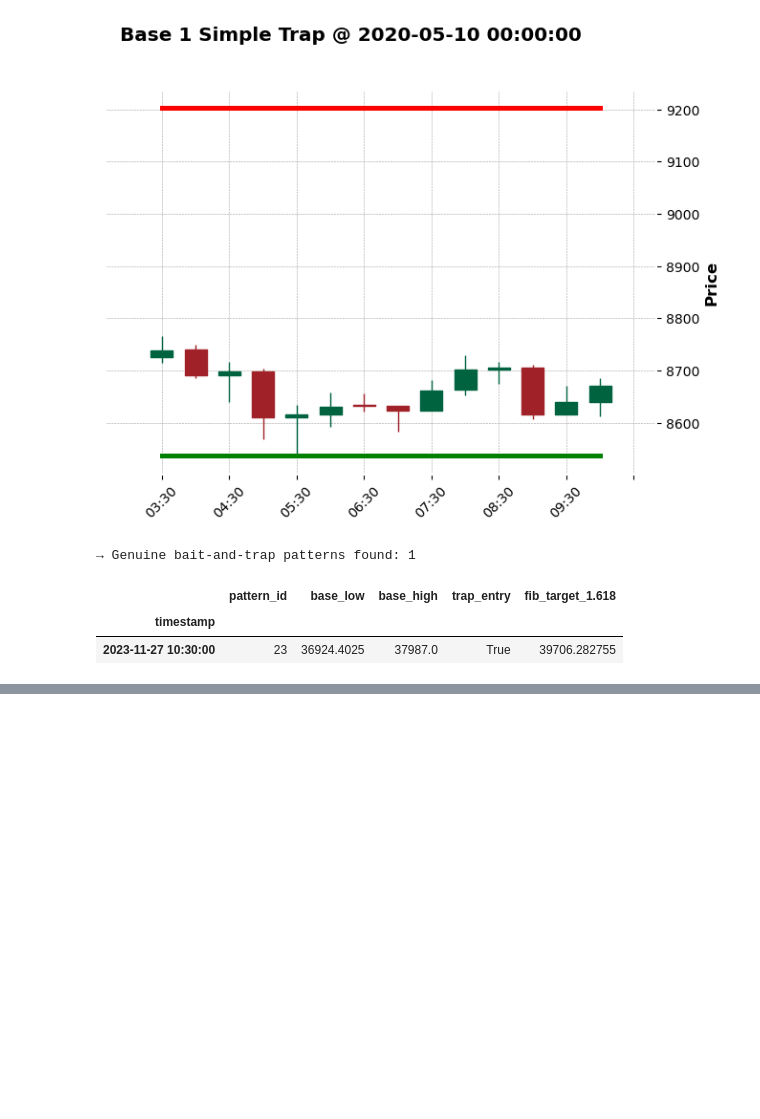
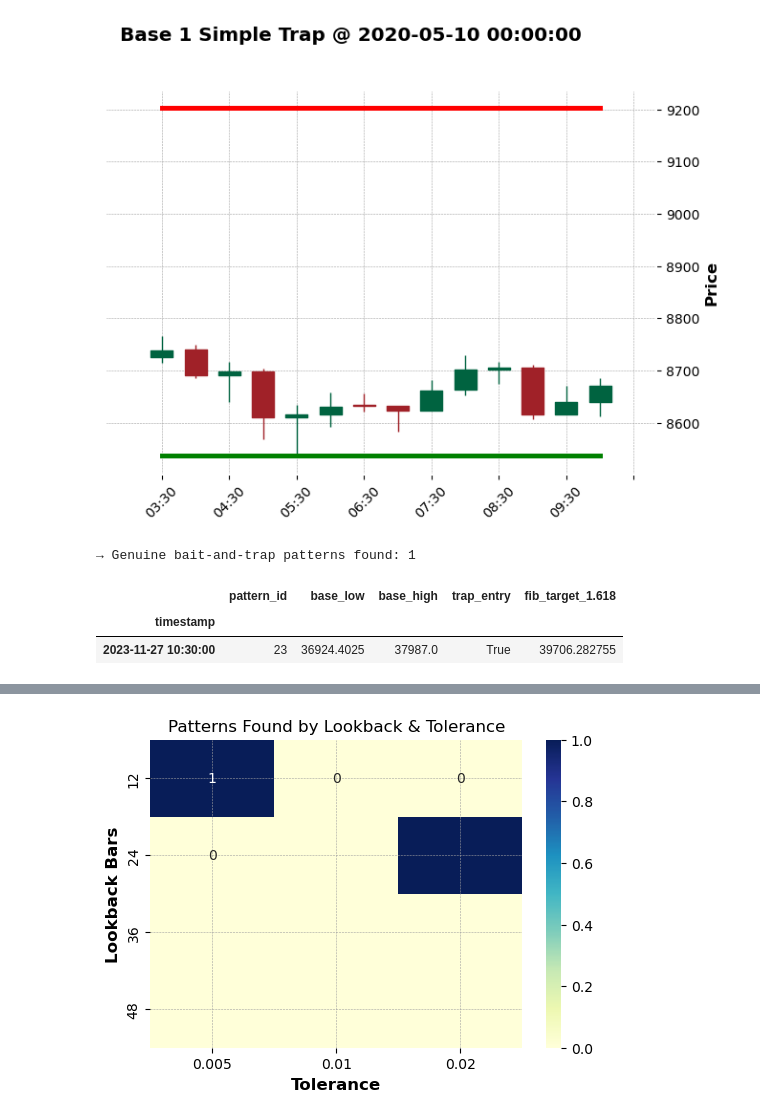
Before and after one commit to SarthakThakur0097/Crypto-analysis, a Jupyter notebook: main.ipynb, the cells around one changed output, grey strips where cells are left out. Drawn from its saved outputs; the diff is of its cells as text; code cells hidden in the pictures; blank space fills up the shorter version.

```diff
--- a/main.ipynb
+++ b/main.ipynb
@@ -1339,0 +1791,21 @@ Detected 2 bait‑and‑trap setups
+# %%
+# After building df_grid as before:
+
+# Create a pivot table (use keywords)
+pivot = df_grid.pivot(
+    index='lookback_bars',
+    columns='tolerance',
+    values='patterns_found'
+)
+
+import seaborn as sns
+import matplotlib.pyplot as plt
+
+plt.figure(figsize=(6,4))
+sns.heatmap(pivot, annot=True, fmt="d", cmap="YlGnBu")
+plt.title("Patterns Found by Lookback & Tolerance")
+plt.xlabel("Tolerance")
+plt.ylabel("Lookback Bars")
+plt.show()
+# %% [output]
+[figure, added]
```
Also changed, not shown: parts of 21 cells of this notebook, 4 other files.
